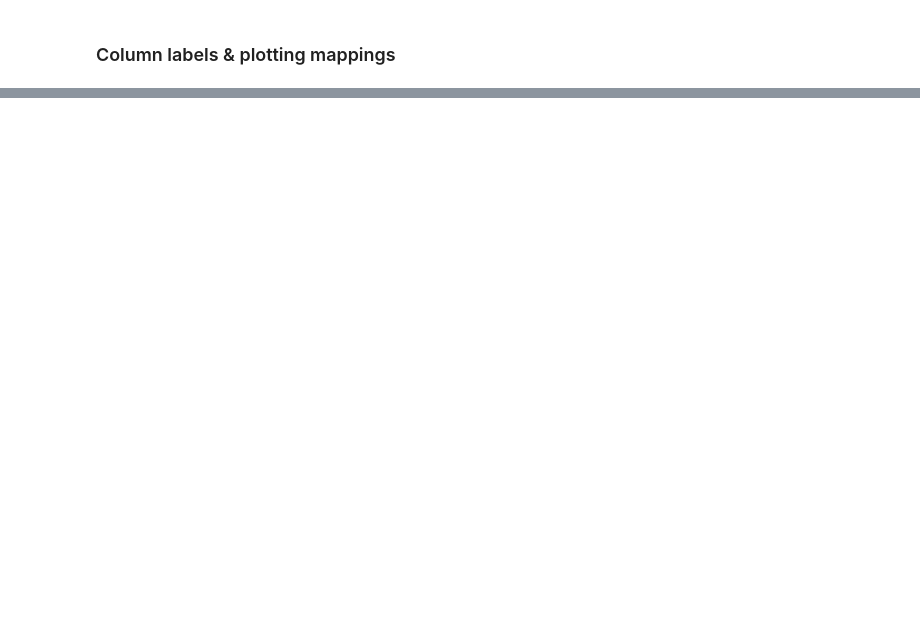
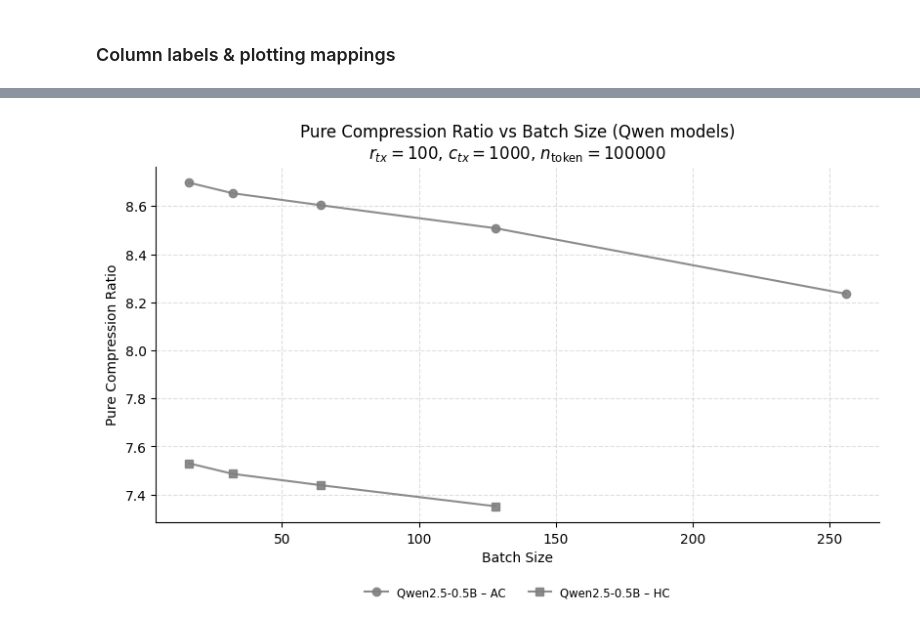
Before and after one commit to utndatasystems/compression-economics, a Jupyter notebook: other_files/llm_compression_plots/plot_compression_results.ipynb, the cells around one changed output, grey strips where cells are left out. Saved outputs shown, nothing was run; the diff lists cells and outputs as text; code cells hidden in the pictures; blank space fills up the shorter version.

```diff
--- a/other_files/llm_compression_plots/plot_compression_results.ipynb
+++ b/other_files/llm_compression_plots/plot_compression_results.ipynb
@@ -298,0 +402,88 @@ Saved plot to plot.png
+# %%
+y_col = "pure_compression_factor"
+x_col = "batch_size"
+
+save_path = "pure_compression_vs_batch_size_qwen.png"
+
+# ============================================================
+# Filter data
+# ============================================================
+
+df_plot = df.copy()
+
+# keep base models only
+df_plot = df_plot[df_plot["adapter_size_bytes"] == 0]
+
+# keep Qwen models only
+df_plot = df_plot[df_plot["model_name"].str.contains("Qwen", na=False)]
+
+# keep necessary columns
+df_plot = df_plot[
+    ["run_key", "encoding", "model_name", "batch_size", y_col]
+]
+
+df_plot = df_plot.dropna(subset=["batch_size", y_col])
+
+# ============================================================
+# Setup figure
+# ============================================================
+
+fig, ax = plt.subplots(figsize=(8,5), constrained_layout=True)
+
+# ============================================================
+# Plot results
+# ============================================================
+
+for (model, enc), group in df_plot.groupby(["model_name", "encoding"]):
+    group = group.sort_values("batch_size")
+
+    ax.plot(
+        group["batch_size"],
+        group[y_col],
+        marker=MARKER_BY_ENCODING.get(enc, "o"),
+        color=COLOR_BY_MODEL.get(model, "gray"),
+        label=f"{model} – {enc}",
+        alpha=0.9
+    )
+
+# ============================================================
+# Labels
+# ============================================================
+
+ax.set_xlabel("Batch Size")
+ax.set_ylabel(pretty_label(y_col))
+
+ax.set_title(
+    f"{pretty_label(y_col)} vs Batch Size (Qwen models)\n"
+    r"$r_{tx}=100$, $c_{tx}=1000$, $n_{\mathrm{token}}=100000$"
+)
+
+# ============================================================
+# Grid styling
+# ============================================================
+
+ax.grid(True, linestyle="--", alpha=0.4)
+ax.spines["top"].set_visible(False)
+ax.spines["right"].set_visible(False)
+
+# ============================================================
+# Legend
+# ============================================================
+
+ax.legend(
+    loc="upper center",
+    bbox_to_anchor=(0.5, -0.15),
+    ncol=2,
+    frameon=False,
+    fontsize="small"
+)
+
+# ============================================================
+# Save
+# ============================================================
+
+plt.savefig(save_path, dpi=300, bbox_inches="tight")
+print(f"Saved plot to {save_path}")
+
+plt.show()
+# %% [output]
@@ -298,0 +491 @@ Saved plot to plot.png
+[figure, added]
```
Also changed, not shown: parts of 25 cells of this notebook.
